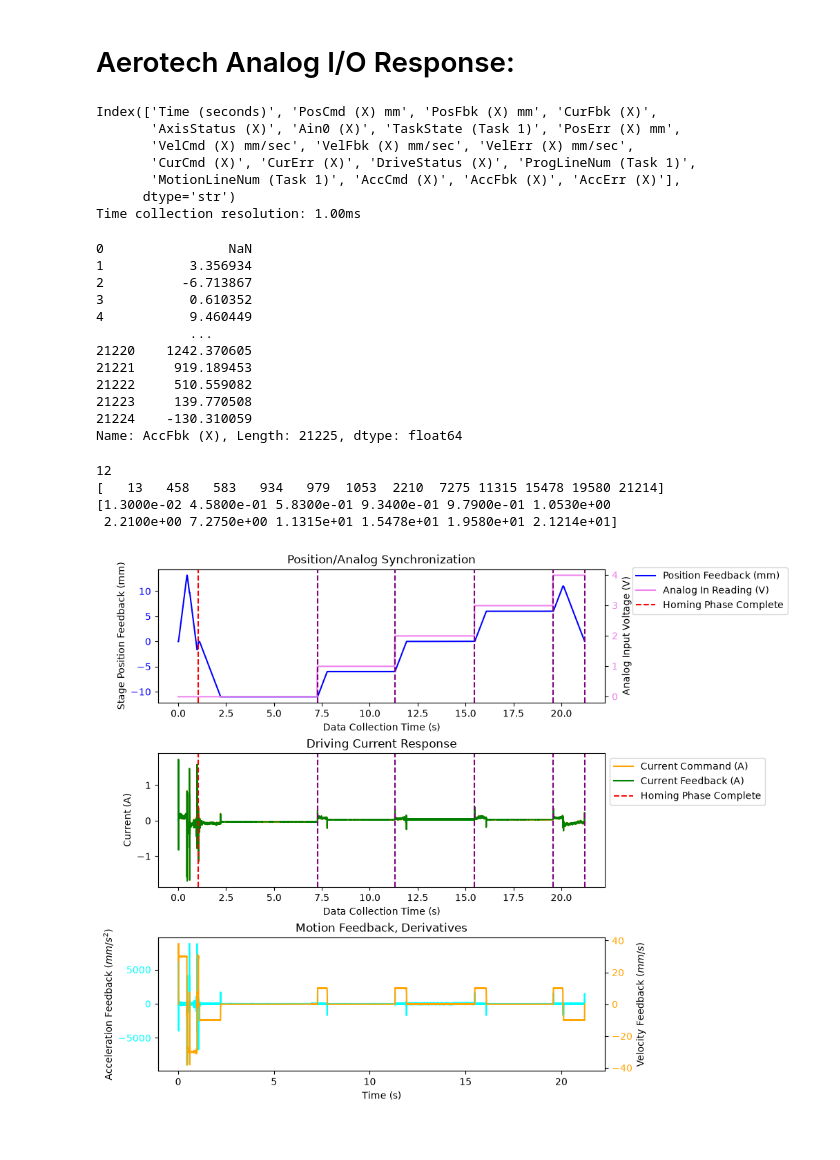
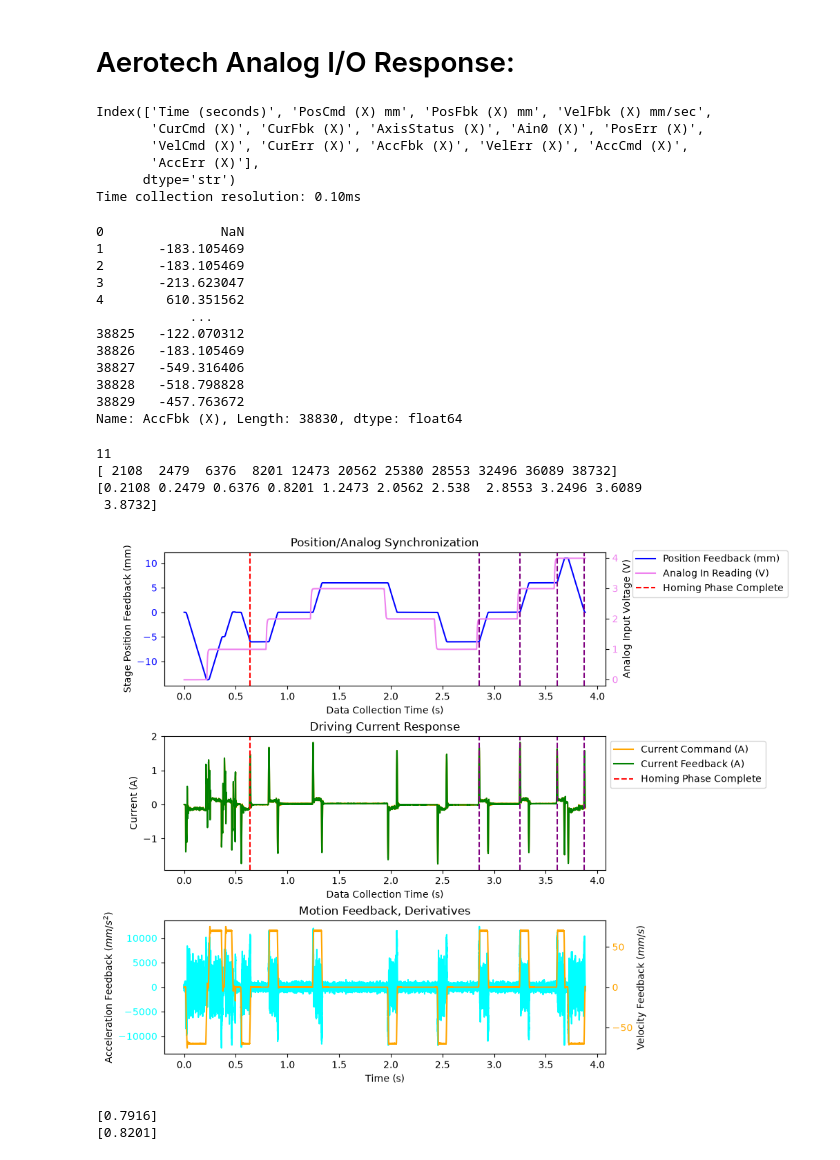
Before and after one commit to torched-singularity058/amo_electronics_analysis, a Jupyter notebook: aerotech_mcs/testanalog/analyze_analog.ipynb, the cells around one changed output. Saved outputs shown, nothing was run; the diff lists cells and outputs as text; code cells hidden in the pictures.

```diff
--- a/aerotech_mcs/testanalog/analyze_analog.ipynb
+++ b/aerotech_mcs/testanalog/analyze_analog.ipynb
@@ -10,7 +11,7 @@ from scipy.signal import find_peaks
 
 from datetime import datetime
 # %%
-filename = "testanalog100mms_20261104_besttest.csv"
+filename = "testanalog100mms_20261116_fast.csv"
 df = pd.read_csv(filename, skipinitialspace=True)
 print(df.columns)
 time = df["Time (seconds)"]
@@ -23,31 +24,30 @@ analog_in_ch0 = df["Ain0 (X)"]
 resol = time[1] - time[0]
 print(f"Time collection resolution: {resol*1000:.2f}ms")
 # %% [output]
-Index(['Time (seconds)', 'PosCmd (X) mm', 'PosFbk (X) mm', 'CurFbk (X)',
-       'AxisStatus (X)', 'Ain0 (X)', 'TaskState (Task 1)', 'PosErr (X) mm',
-       'VelCmd (X) mm/sec', 'VelFbk (X) mm/sec', 'VelErr (X) mm/sec',
-       'CurCmd (X)', 'CurErr (X)', 'DriveStatus (X)', 'ProgLineNum (Task 1)',
-       'MotionLineNum (Task 1)', 'AccCmd (X)', 'AccFbk (X)', 'AccErr (X)'],
+Index(['Time (seconds)', 'PosCmd (X) mm', 'PosFbk (X) mm', 'VelFbk (X) mm/sec',
+       'CurCmd (X)', 'CurFbk (X)', 'AxisStatus (X)', 'Ain0 (X)', 'PosErr (X)',
+       'VelCmd (X)', 'CurErr (X)', 'AccFbk (X)', 'VelErr (X)', 'AccCmd (X)',
+       'AccErr (X)'],
       dtype='str')
-Time collection resolution: 1.00ms
+Time collection resolution: 0.10ms
 # %%
 # accel_feedback is super noisy; why?
 # answer: the first NaN value tells pandas' auto type casting to stop reading numbers
 #  --> string casting being plotted is bad results
 print(accel_feedback)
 # %% [output]
-0                NaN
-1           3.356934
-2          -6.713867
-3           0.610352
-4           9.460449
+0               NaN
+1       -183.105469
+2       -183.105469
+3       -213.623047
+4        610.351562
             ...
-21220    1242.370605
-21221     919.189453
-21222     510.559082
-21223     139.770508
-21224    -130.310059
-Name: AccFbk (X), Length: 21225, dtype: float64
+38825   -122.070312
+38826   -183.105469
+38827   -549.316406
+38828   -518.798828
+38829   -457.763672
+Name: AccFbk (X), Length: 38830, dtype: float64
 # %%
 def find_spikes(xdata, ydata, threshold = 1.0, min_data_gap = 20, advanced=False) -> tuple[NDArray, NDArray]:
     # finds where data spikes in slope --> graph spikes
@@ -76,11 +76,12 @@ pos_spike_idx, pos_spike_times = find_spikes(time, pos_feedback, threshold=1.0,
 print(len(pos_spike_idx))
 print(pos_spike_idx)
 print(pos_spike_times)
+homing_end_time = pos_spike_times[2]
 # %% [output]
-12
-[   13   458   583   934   979  1053  2210  7275 11315 15478 19580 21214]
-[1.3000e-02 4.5800e-01 5.8300e-01 9.3400e-01 9.7900e-01 1.0530e+00
- 2.2100e+00 7.2750e+00 1.1315e+01 1.5478e+01 1.9580e+01 2.1214e+01]
+11
+[ 2108  2479  6376  8201 12473 20562 25380 28553 32496 36089 38732]
+[0.2108 0.2479 0.6376 0.8201 1.2473 2.0562 2.538  2.8553 3.2496 3.6089
+ 3.8732]
 # %%
 fig, ax = plt.subplots(3, 1, figsize=(10, 8), layout="constrained")
 ax[0].plot(time, pos_feedback, color="blue", label="Position Feedback (mm)")
@@ -91,7 +92,7 @@ ax[0].set_ylabel("Stage Position Feedback (mm)")
 ax[0].tick_params(axis='y', labelcolor="blue")
 ax_analog = ax[0].twinx()
 ax_analog.plot(time, analog_in_ch0, color="violet", label="Analog In Reading (V)")
-homing_complete0 = ax_analog.axvline(x=pos_spike_times[5], color="red", linestyle="--",
+homing_complete0 = ax_analog.axvline(x=homing_end_time, color="red", linestyle="--",
                                     label="Homing Phase Complete")
 for pos_spike_time in pos_spike_times[7:]:
     ax_analog.axvline(x=pos_spike_time, color="purple", linestyle="--")
@@ -100,34 +101,45 @@ ax_analog.tick_params(axis='y', labelcolor="violet")
 
 ax[1].plot(time, current_command, color="orange", label="Current Command (A)")
 ax[1].plot(time, current_feedback, color="green", label="Current Feedback (A)")
-homing_complete1 = ax[1].axvline(x=pos_spike_times[5], color="red", linestyle="--",
+homing_complete1 = ax[1].axvline(x=homing_end_time, color="red", linestyle="--",
                                     label="Homing Phase Complete")
 for pos_spike_time in pos_spike_times[7:]:
     ax[1].axvline(x=pos_spike_time, color="purple", linestyle="--")
 ax[1].xaxis.set_major_locator(MaxNLocator(nbins=10))
 ax[1].set_title("Driving Current Response")
 ax[1].set_xlabel("Data Collection Time (s)")
 ax[1].set_ylabel("Current (A)")
 
 ax[2].plot(time, accel_feedback, color="cyan", label="Acceleration Feedback")
 ax[2].set_title("Motion Feedback, Derivatives")
 ax[2].set_xlabel("Time (s)")
 ax[2].set_ylabel("Acceleration Feedback $(mm/s^2)$")
 ax[2].tick_params(axis='y', labelcolor="cyan")
 ax_vel = ax[2].twinx()
 ax_vel.plot(time, vel_feedback, color="orange", label="Velocity Feedback")
 ax_vel.set_ylabel(f"Velocity Feedback $(mm/s)$")
 ax_vel.tick_params(axis='y', labelcolor="orange")
 
 
 handles0, labels0 = ax[0].get_legend_handles_labels()
 handles_analog, labels_analog = ax_analog.get_legend_handles_labels()
 ax[0].legend(handles0 + handles_analog, labels0 + labels_analog,
              loc="upper left", bbox_to_anchor=(1.05, 1.05))
 ax[1].legend(loc="upper left", bbox_to_anchor=(1, 1))
 
 date_str = datetime.now().strftime("%Y-%m-%d")
-plt.savefig(f"./analog_io_timing_{date_str}.jpg")
+plt.savefig(f"./analog_io_timing-100mms_{date_str}.jpg")
 plt.show()
 # %% [output]
-[figure, old version]
+[figure, new version]
+# %%
+latent_time = time.iloc[7001:10002]
+latent_a0 = analog_in_ch0.iloc[7001:10002]
+latent_pos = pos_feedback.iloc[7001:10002]
+a0_spike_idx, a0_spike_times = find_spikes(latent_time, latent_a0, threshold=1.0, advanced=False)
+pos_spike_idx, pos_spike_times = find_spikes(latent_time, latent_pos, threshold=1.0, advanced=False)
+print(a0_spike_times)
+print(pos_spike_times)
+# %% [output]
+[0.7916]
+[0.8201]
```
Also changed, not shown: parts of 2 cells of this notebook, 1 other file.
